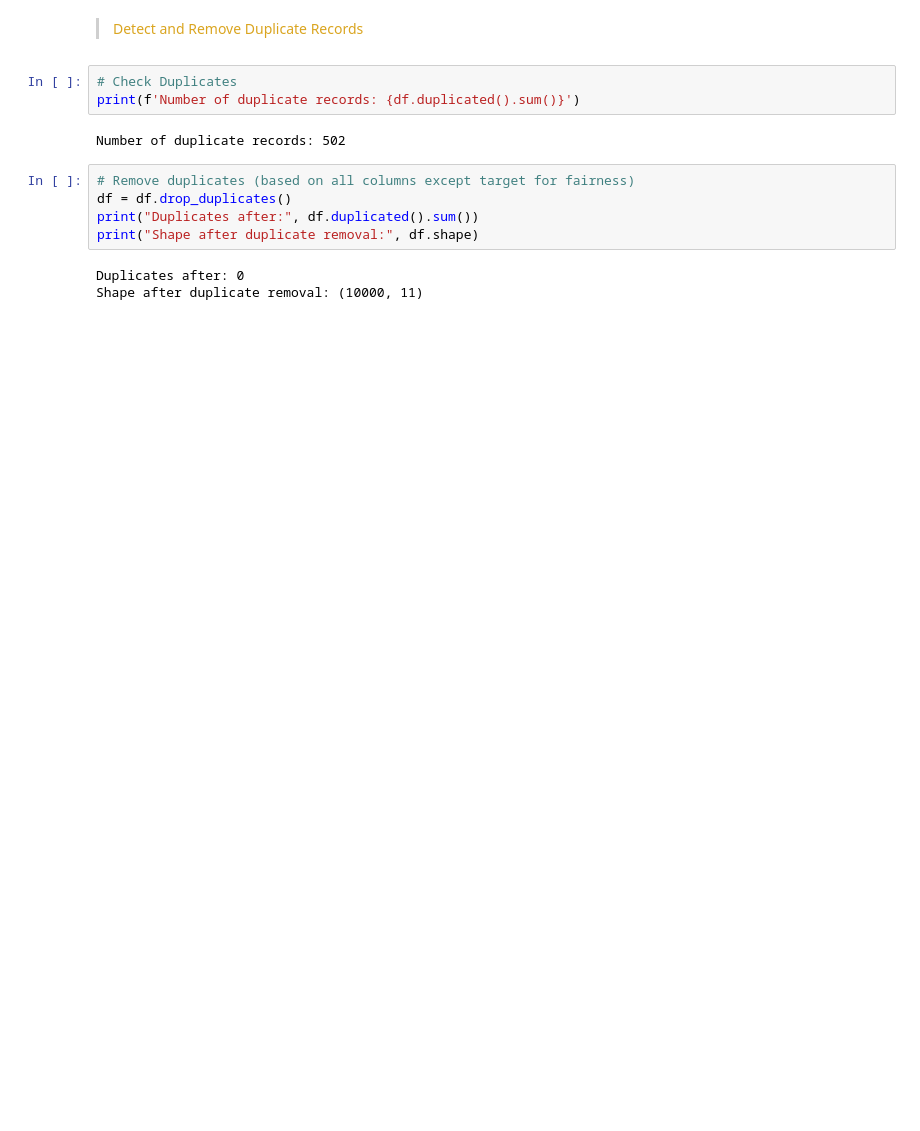
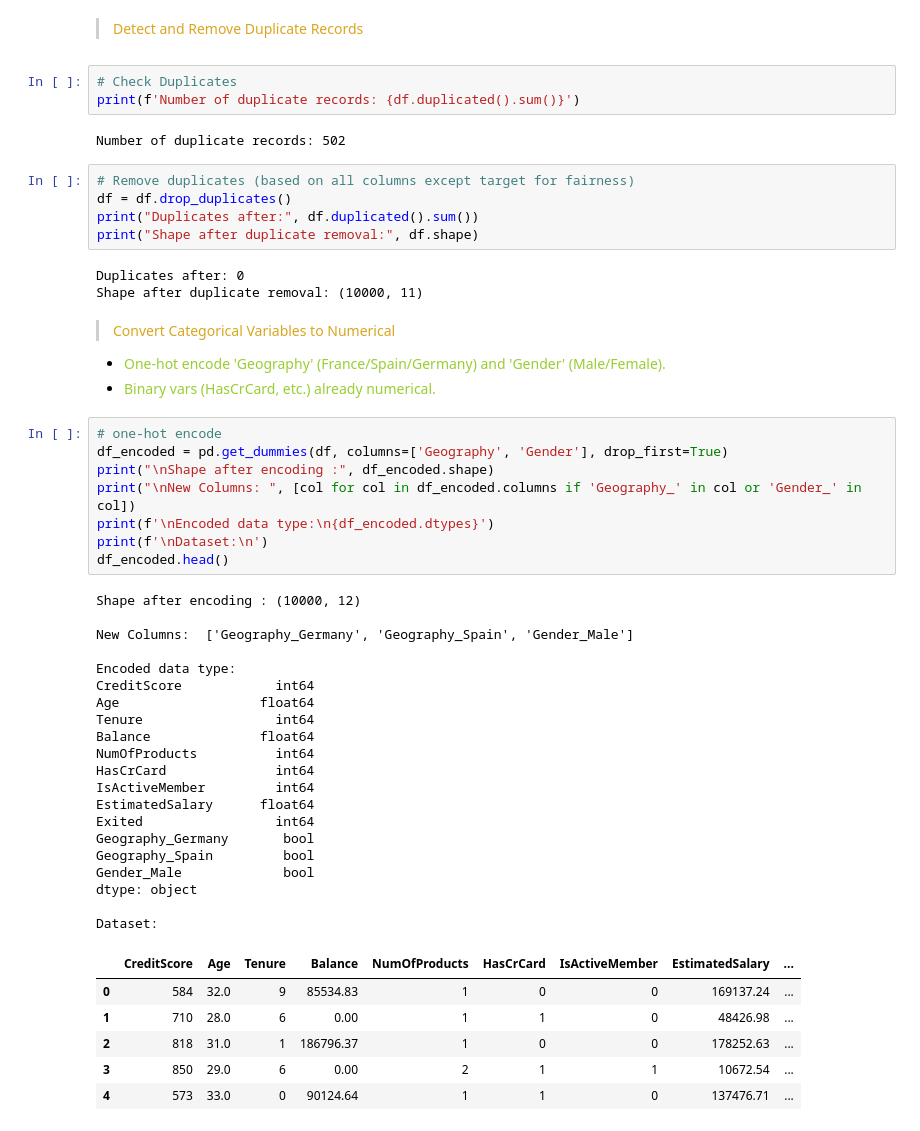
Before and after one commit to Kanakbaghel/Bank_Customer_Churn_Analysis, a Jupyter notebook: Copy of Netflix_EDA.ipynb, the cells around one changed output. Drawn from its saved outputs; the diff is of its cells as text; blank space fills up the shorter version.

```diff
--- a/Copy of Netflix_EDA.ipynb
+++ b/Copy of Netflix_EDA.ipynb
@@ -252,3 +252,43 @@ print("Shape after duplicate removal:", df.shape)
 # %% [output]
 Duplicates after: 0
 Shape after duplicate removal: (10000, 11)
+# %% [markdown]
+><font color=goldenrod>Convert Categorical Variables to Numerical
+
+- <font color=yellowgreen> One-hot encode 'Geography' (France/Spain/Germany) and 'Gender' (Male/Female).
+- <font color=yellowgreen> Binary vars (HasCrCard, etc.) already numerical.
+# %%
+# one-hot encode
+df_encoded = pd.get_dummies(df, columns=['Geography', 'Gender'], drop_first=True)
+print("\nShape after encoding :", df_encoded.shape)
+print("\nNew Columns: ", [col for col in df_encoded.columns if 'Geography_' in col or 'Gender_' in col])
+print(f'\nEncoded data type:\n{df_encoded.dtypes}')
+print(f'\nDataset:\n')
+df_encoded.head()
+# %% [output]
+Shape after encoding : (10000, 12)
+
+New Columns:  ['Geography_Germany', 'Geography_Spain', 'Gender_Male']
+
+Encoded data type:
+CreditScore            int64
+Age                  float64
+Tenure                 int64
+Balance              float64
+NumOfProducts          int64
+HasCrCard              int64
+IsActiveMember         int64
+EstimatedSalary      float64
+Exited                 int64
+Geography_Germany       bool
+Geography_Spain         bool
+Gender_Male             bool
+dtype: object
+
+Dataset:
+|  | CreditScore | Age | Tenure | Balance | NumOfProducts | HasCrCard | IsActiveMember | EstimatedSalary | ... |
+| 0 | 584 | 32.0 | 9 | 85534.83 | 1 | 0 | 0 | 169137.24 | ... |
+| 1 | 710 | 28.0 | 6 | 0.00 | 1 | 1 | 0 | 48426.98 | ... |
+| 2 | 818 | 31.0 | 1 | 186796.37 | 1 | 0 | 0 | 178252.63 | ... |
+| 3 | 850 | 29.0 | 6 | 0.00 | 2 | 1 | 1 | 10672.54 | ... |
+| 4 | 573 | 33.0 | 0 | 90124.64 | 1 | 1 | 0 | 137476.71 | ... |
```
Also changed, not shown: parts of 3 cells of this notebook.
